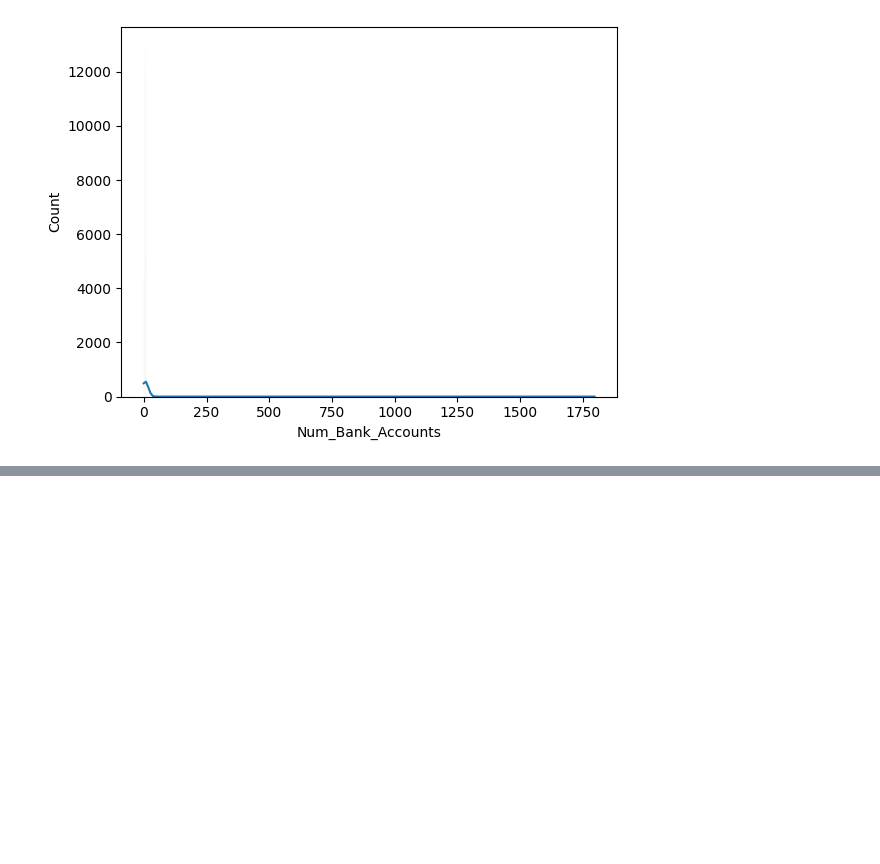
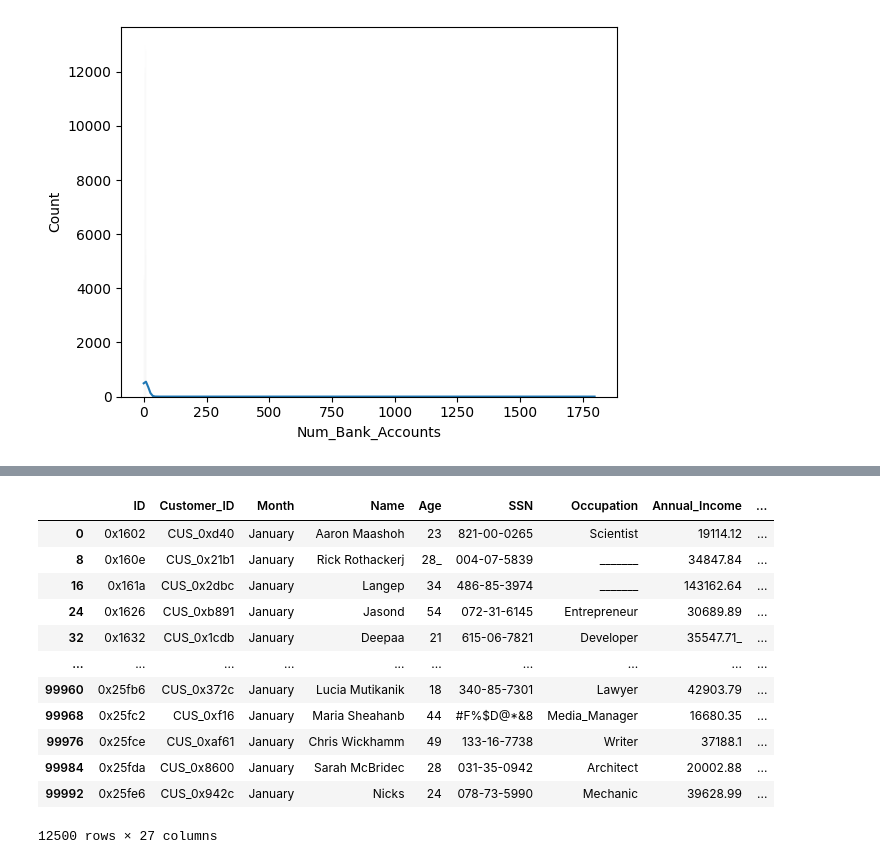
Before and after one commit to Jayaprakash1710/Credit-Score-Calculation, a Jupyter notebook: Credit_score_calculation.ipynb, the cells around one changed output, grey strips where cells are left out. Drawn from its saved outputs; the diff is of its cells as text; code cells hidden in the pictures; blank space fills up the shorter version.

```diff
--- a/Credit_score_calculation.ipynb
+++ b/Credit_score_calculation.ipynb
@@ -111,0 +188,19 @@ sns.histplot(df['Num_Bank_Accounts'],kde=True)
+# %%
+data=df
+# %%
+cut_id_1=data.groupby('Customer_ID').head(1)
+cut_id_1
+# %% [output]
+|  | ID | Customer_ID | Month | Name | Age | SSN | Occupation | Annual_Income | ... |
+| 0 | 0x1602 | CUS_0xd40 | January | Aaron Maashoh | 23 | 821-00-0265 | Scientist | 19114.12 | ... |
+| 8 | 0x160e | CUS_0x21b1 | January | Rick Rothackerj | 28_ | 004-07-5839 | _______ | 34847.84 | ... |
+| 16 | 0x161a | CUS_0x2dbc | January | Langep | 34 | 486-85-3974 | _______ | 143162.64 | ... |
+| 24 | 0x1626 | CUS_0xb891 | January | Jasond | 54 | 072-31-6145 | Entrepreneur | 30689.89 | ... |
+| 32 | 0x1632 | CUS_0x1cdb | January | Deepaa | 21 | 615-06-7821 | Developer | 35547.71_ | ... |
+| ... | ... | ... | ... | ... | ... | ... | ... | ... | ... |
+| 99960 | 0x25fb6 | CUS_0x372c | January | Lucia Mutikanik | 18 | 340-85-7301 | Lawyer | 42903.79 | ... |
+| 99968 | 0x25fc2 | CUS_0xf16 | January | Maria Sheahanb | 44 | #F%$D@*&8 | Media_Manager | 16680.35 | ... |
+| 99976 | 0x25fce | CUS_0xaf61 | January | Chris Wickhamm | 49 | 133-16-7738 | Writer | 37188.1 | ... |
+| 99984 | 0x25fda | CUS_0x8600 | January | Sarah McBridec | 28 | 031-35-0942 | Architect | 20002.88 | ... |
+| 99992 | 0x25fe6 | CUS_0x942c | January | Nicks | 24 | 078-73-5990 | Mechanic | 39628.99 | ... |
+12500 rows × 27 columns
```
Also changed, not shown: parts of 11 cells of this notebook.
